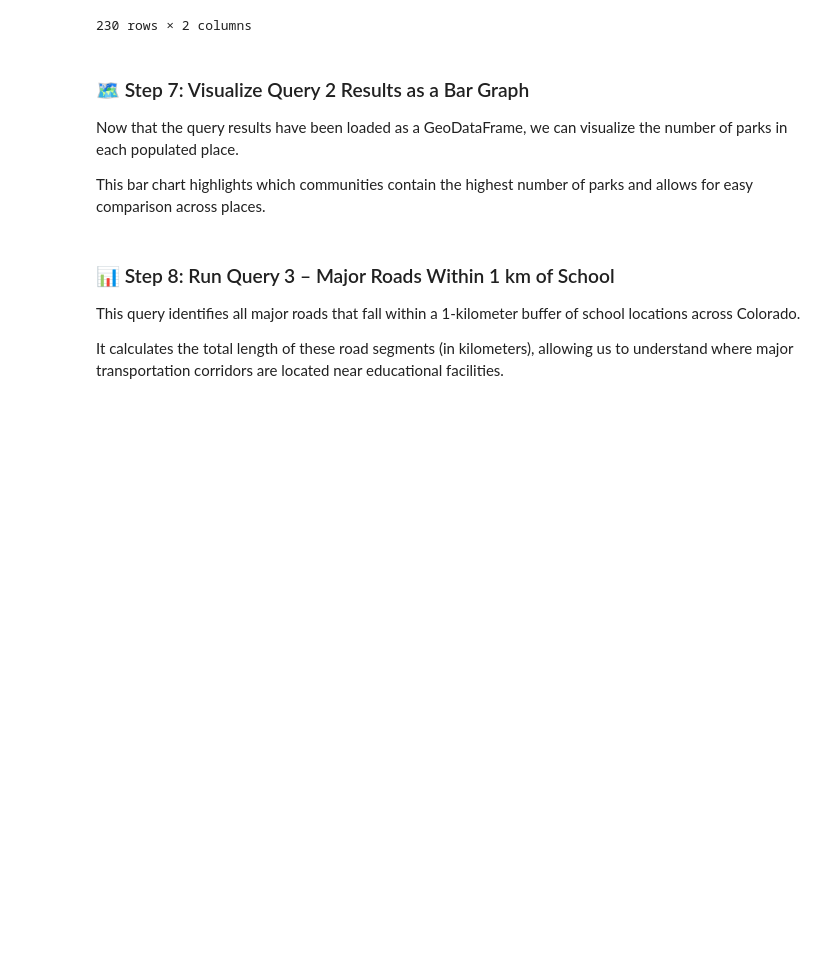
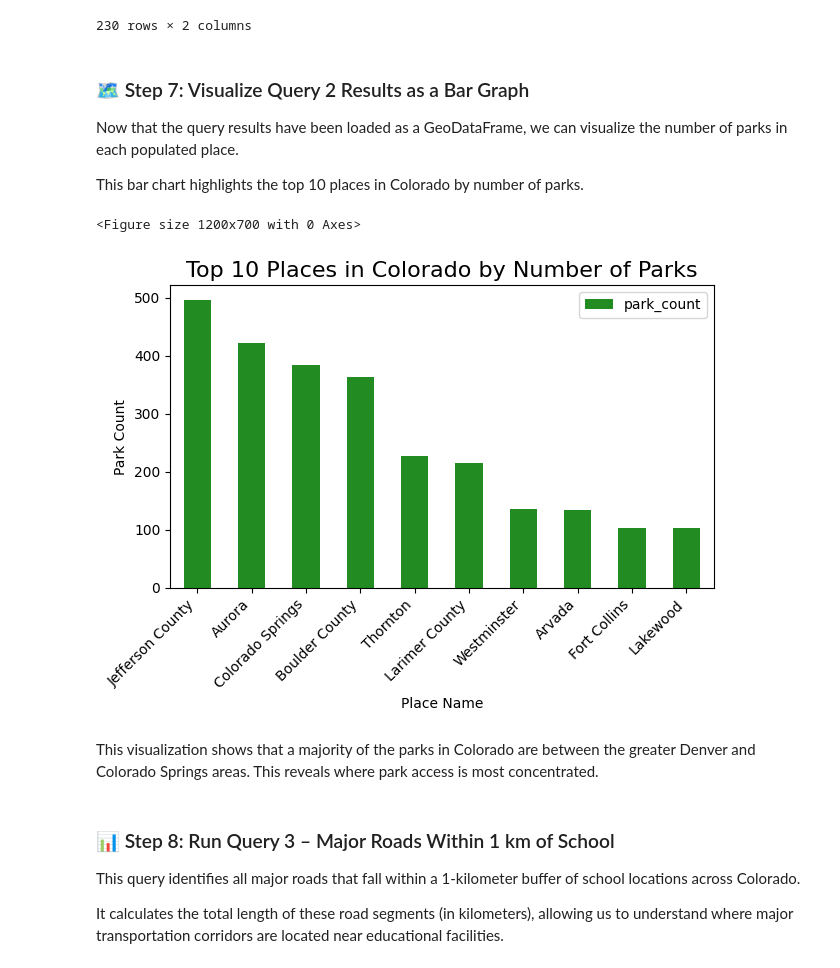
Before and after one commit to vswigart/gist604b-osm-postgis-sp26, a Jupyter notebook: notebooks/osm_postgis_queries_Colorado.ipynb, the cells around one changed output. Drawn from its saved outputs; the diff is of its cells as text; code cells hidden in the pictures; blank space fills up the shorter version.

```diff
--- a/notebooks/osm_postgis_queries_Colorado.ipynb
+++ b/notebooks/osm_postgis_queries_Colorado.ipynb
@@ -219,7 +221,33 @@ except Exception as e:
 
 Now that the query results have been loaded as a GeoDataFrame, we can visualize the number of parks in each populated place.
 
-This bar chart highlights which communities contain the highest number of parks and allows for easy comparison across places.
+This bar chart highlights the top 10 places in Colorado by number of parks.
+# %%
+# Visualize the Top 10 places with the most parks
+
+# Select the top 10 rows
+top10 = query_2_results.sort_values("park_count", ascending=False).head(10)
+
+plt.figure(figsize=(12, 7))
+
+top10.plot(
+    x="place_name",
+    y="park_count",
+    kind="bar",
+    color="forestgreen"
+)
+
+plt.title("Top 10 Places in Colorado by Number of Parks", fontsize=16)
+plt.xlabel("Place Name")
+plt.ylabel("Park Count")
+plt.xticks(rotation=45, ha="right")
+plt.tight_layout()
+plt.show()
+# %% [output]
+<Figure size 1200x700 with 0 Axes>
+[figure, added]
+# %% [markdown]
+This visualization shows that a majority of the parks in Colorado are between the greater Denver and Colorado Springs areas. This reveals where park access is most concentrated.
 # %% [markdown]
 ### 📊 Step 8: Run Query 3 – Major Roads Within 1 km of School
 This query identifies all major roads that fall within a 1‑kilometer buffer of school locations across Colorado.
```
Also changed, not shown: parts of 5 cells of this notebook.
